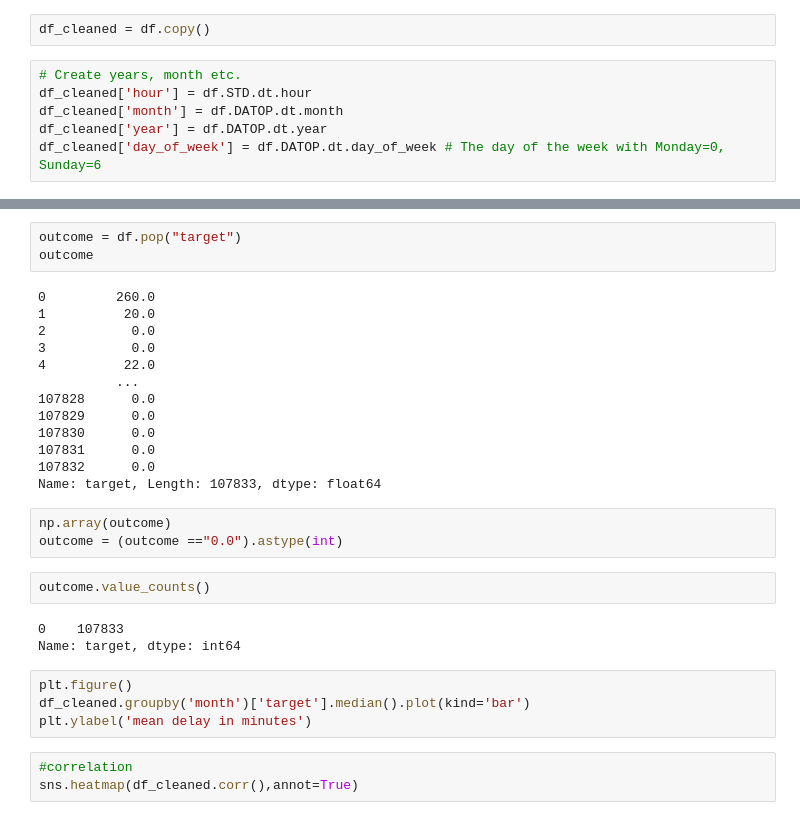
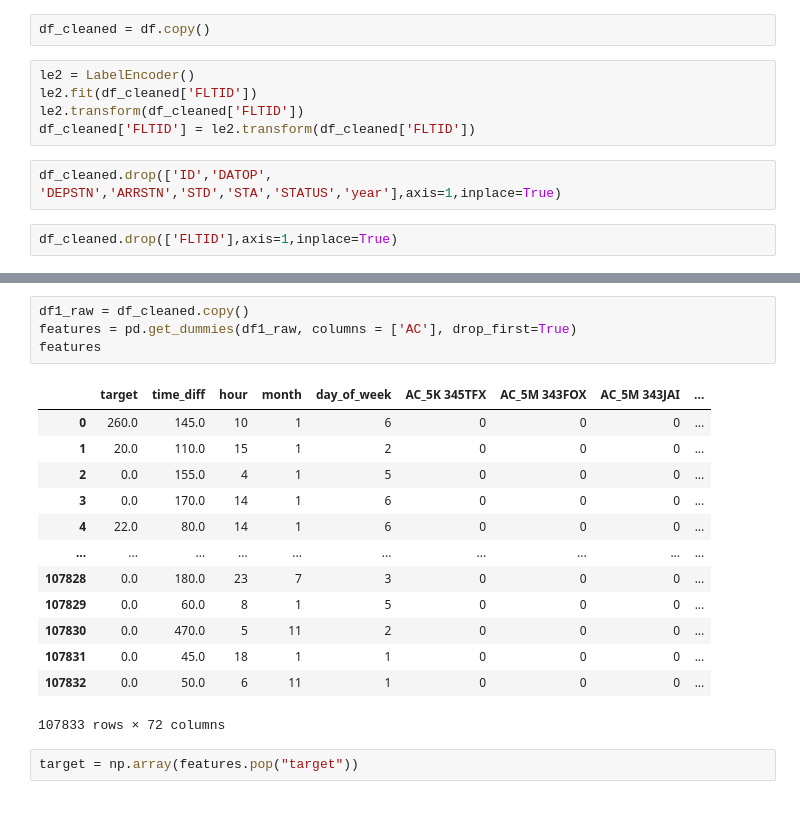
Before and after one commit to pwerden/ds-ml-flight-delay-prediction, a Jupyter notebook: flight_delay.ipynb, the cells around one changed output, grey strips where cells are left out. Drawn from its saved outputs; the diff is of its cells as text.

```diff
--- a/flight_delay.ipynb
+++ b/flight_delay.ipynb
@@ -115,9 +137,12 @@ plt.title("Plot of status");
 # %%
 df_cleaned = df.copy()
-# %%
-# Create years, month etc.
-df_cleaned['hour'] = df.STD.dt.hour
-df_cleaned['month'] = df.DATOP.dt.month
-df_cleaned['year'] = df.DATOP.dt.year
-df_cleaned['day_of_week'] = df.DATOP.dt.day_of_week # The day of the week with Monday=0, Sunday=6
+# %%
+le2 = LabelEncoder()
+le2.fit(df_cleaned['FLTID'])
+le2.transform(df_cleaned['FLTID'])
+df_cleaned['FLTID'] = le2.transform(df_cleaned['FLTID'])
+# %%
+df_cleaned.drop(['ID','DATOP', 'DEPSTN','ARRSTN','STD','STA','STATUS','year'],axis=1,inplace=True)
+# %%
+df_cleaned.drop(['FLTID'],axis=1,inplace=True)
 # %%
@@ -143,31 +164,20 @@ sns.countplot(df_cleaned['month']);
-# %%
-outcome = df.pop("target")
-outcome
-# %% [output]
-0         260.0
-1          20.0
-2           0.0
-3           0.0
-4          22.0
-          ...
-107828      0.0
-107829      0.0
-107830      0.0
-107831      0.0
-107832      0.0
-Name: target, Length: 107833, dtype: float64
-# %%
-np.array(outcome)
-outcome = (outcome =="0.0").astype(int)
-# %%
-outcome.value_counts()
-# %% [output]
-0    107833
-Name: target, dtype: int64
-# %%
-plt.figure()
-df_cleaned.groupby('month')['target'].median().plot(kind='bar')
-plt.ylabel('mean delay in minutes')
-# %%
-#correlation
-sns.heatmap(df_cleaned.corr(),annot=True)
+# %%
+df1_raw = df_cleaned.copy()
+features = pd.get_dummies(df1_raw, columns = ['AC'], drop_first=True)
+features
+# %% [output]
+|  | target | time_diff | hour | month | day_of_week | AC_5K 345TFX | AC_5M 343FOX | AC_5M 343JAI | ... |
+| 0 | 260.0 | 145.0 | 10 | 1 | 6 | 0 | 0 | 0 | ... |
+| 1 | 20.0 | 110.0 | 15 | 1 | 2 | 0 | 0 | 0 | ... |
+| 2 | 0.0 | 155.0 | 4 | 1 | 5 | 0 | 0 | 0 | ... |
+| 3 | 0.0 | 170.0 | 14 | 1 | 6 | 0 | 0 | 0 | ... |
+| 4 | 22.0 | 80.0 | 14 | 1 | 6 | 0 | 0 | 0 | ... |
+| ... | ... | ... | ... | ... | ... | ... | ... | ... | ... |
+| 107828 | 0.0 | 180.0 | 23 | 7 | 3 | 0 | 0 | 0 | ... |
+| 107829 | 0.0 | 60.0 | 8 | 1 | 5 | 0 | 0 | 0 | ... |
+| 107830 | 0.0 | 470.0 | 5 | 11 | 2 | 0 | 0 | 0 | ... |
+| 107831 | 0.0 | 45.0 | 18 | 1 | 1 | 0 | 0 | 0 | ... |
+| 107832 | 0.0 | 50.0 | 6 | 11 | 1 | 0 | 0 | 0 | ... |
+107833 rows × 72 columns
+# %%
+target = np.array(features.pop("target"))
```
Also changed, not shown: parts of 29 cells of this notebook, 1 other file.
